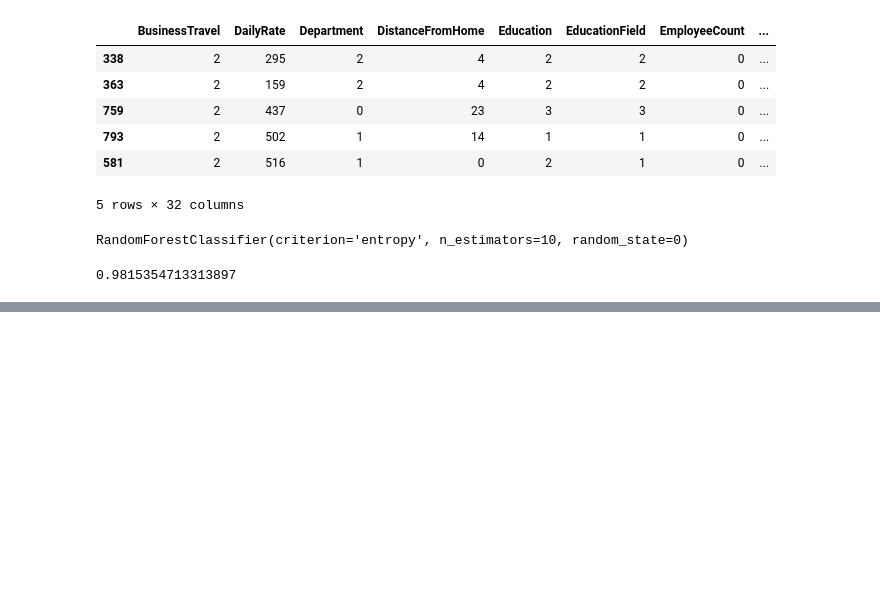
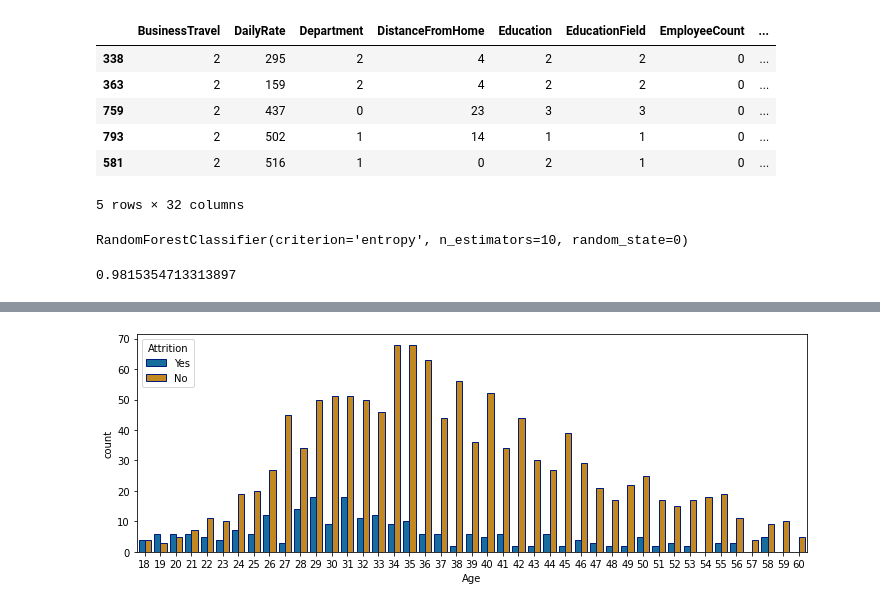
Before and after one commit to VarunSH-15-11-2001/Company-Software, a Jupyter notebook: python/SE.ipynb, the cells around one changed output, grey strips where cells are left out. Drawn from its saved outputs; the diff is of its cells as text; code cells hidden in the pictures; blank space fills up the shorter version.

```diff
--- a/python/SE.ipynb
+++ b/python/SE.ipynb
@@ -193,0 +212,3 @@ rf.score(x_train, y_train)
+# %%
+df = pd.read_csv('../input/employee-attrition/WA_Fn-UseC_-HR-Employee-Attrition.csv')
+df.dtypes
@@ -193,0 +281,8 @@ rf.score(x_train, y_train)
+# %%
+fig_dims = (12, 4)
+fig, ax = plt.subplots(figsize=fig_dims)
+
+#ax = axis
+sns.countplot(x='Age', hue='Attrition', data = df, palette="colorblind", ax = ax,  edgecolor=sns.color_palette("dark", n_colors = 1));
+# %% [output]
+[figure, added]
```
Also changed, not shown: parts of 26 cells of this notebook.
